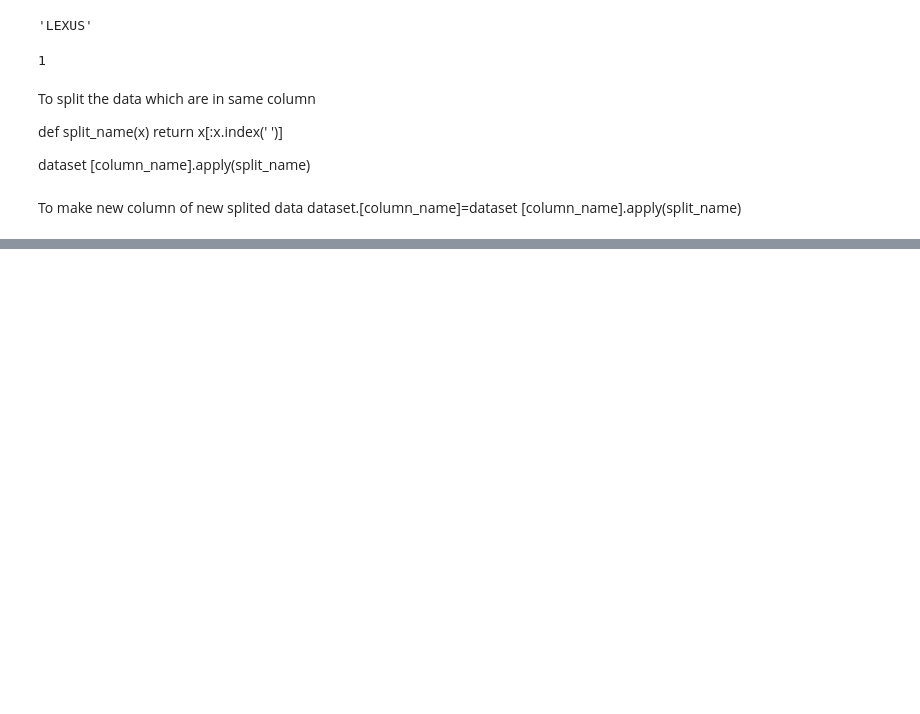
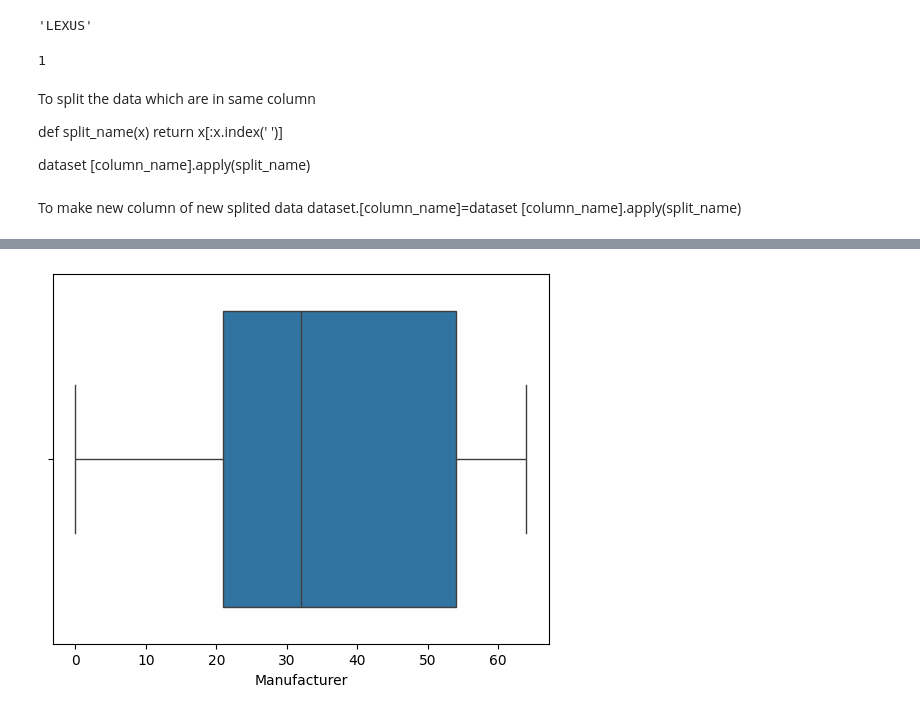
Before and after one commit to sudip-khanal/python-Basics, a Jupyter notebook: dataCleaning.ipynb, the cells around one changed output, grey strips where cells are left out. Saved outputs shown, nothing was run; the diff lists cells and outputs as text; code cells hidden in the pictures; blank space fills up the shorter version.

```diff
--- a/dataCleaning.ipynb
+++ b/dataCleaning.ipynb
@@ -124,0 +247,12 @@ dataset.[column_name]=dataset [column_name].apply(split_name)
+# %%
+Drive_wheels_en=LabelEncoder()
+dataset['Drive wheels']=Drive_wheels_en.fit_transform(dataset['Drive wheels'])
+# %%
+Gear_box_type_en=LabelEncoder()
+dataset['Gear box type']=Gear_box_type_en.fit_transform(dataset['Gear box type'])
+# %%
+Levy_en=LabelEncoder()
+dataset['Levy']=Levy_en.fit_transform(dataset['Levy'])
+# %%
+Engine_volume_en=LabelEncoder()
+dataset['Engine volume']=Engine_volume_en.fit_transform(dataset['Engine volume'])
@@ -124,0 +268,5 @@ dataset.[column_name]=dataset [column_name].apply(split_name)
+# %%
+sns.boxplot(x='Manufacturer',data=dataset)
+plt.show()
+# %% [output]
+[figure, added]
```
Also changed, not shown: parts of 35 cells of this notebook.
